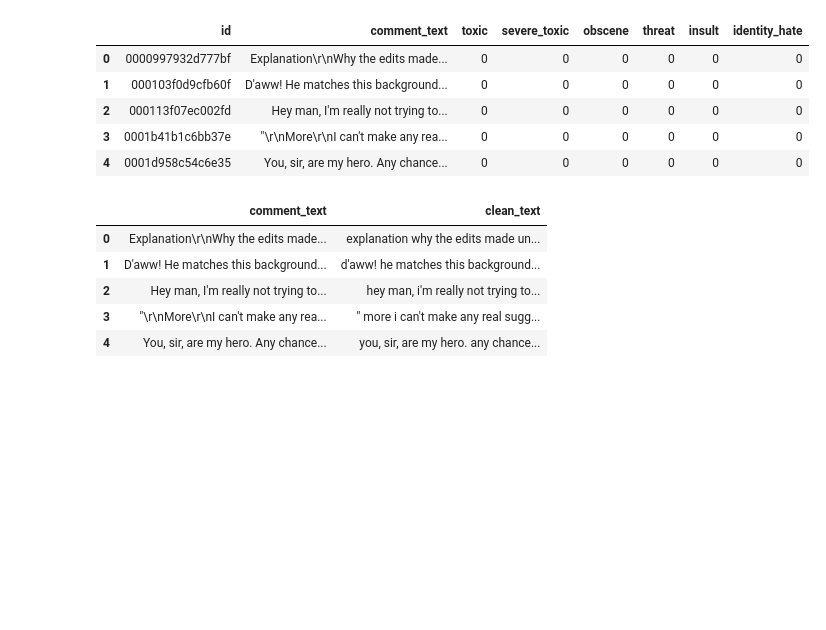
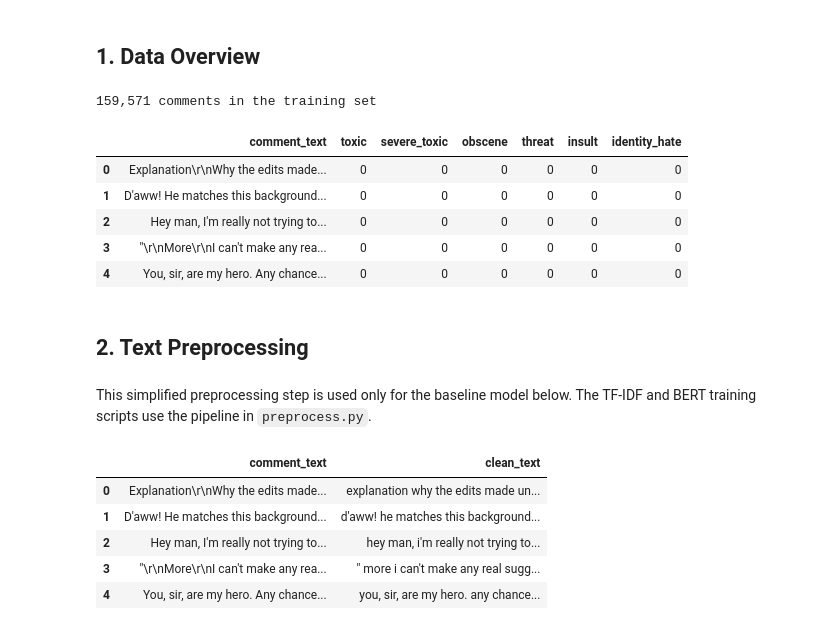
Before and after one commit to Zachr321/Data-Analysis-Project, a Jupyter notebook: Notebook.ipynb, the cells around one changed output. Drawn from its saved outputs; the diff is of its cells as text; code cells hidden in the pictures; blank space fills up the shorter version.

```diff
--- a/Notebook.ipynb
+++ b/Notebook.ipynb
@@ -1,20 +9,27 @@
+# %% [markdown]
+## 1. Data Overview
 # %%
+from pathlib import Path
 import pandas as pd
-pd.set_option("display.max_colwidth", None)
 
-df_train = pd.read_csv("train.csv/train.csv")
-df_test = pd.read_csv("test.csv/test.csv")
-df_test_labels = pd.read_csv("test_labels.csv/test_labels.csv")
-df_sample_submission = pd.read_csv("sample_submission.csv/sample_submission.csv")
+LABELS = ["toxic", "severe_toxic", "obscene", "threat", "insult", "identity_hate"]
+pd.set_option("display.max_colwidth", 180)
 
-df_train.head()
+df_train = pd.read_csv(Path("train.csv") / "train.csv")
+print(f"{len(df_train):,} comments in the training set")
+display(df_train[["comment_text", *LABELS]].head())
 # %% [output]
+159,571 comments in the training set
-|  | id | comment_text | toxic | severe_toxic | obscene | threat | insult | identity_hate |
-| 0 | 0000997932d777bf | Explanation\r\nWhy the edits made... | 0 | 0 | 0 | 0 | 0 | 0 |
-| 1 | 000103f0d9cfb60f | D'aww! He matches this background... | 0 | 0 | 0 | 0 | 0 | 0 |
-| 2 | 000113f07ec002fd | Hey man, I'm really not trying to... | 0 | 0 | 0 | 0 | 0 | 0 |
-| 3 | 0001b41b1c6bb37e | "\r\nMore\r\nI can't make any rea... | 0 | 0 | 0 | 0 | 0 | 0 |
-| 4 | 0001d958c54c6e35 | You, sir, are my hero. Any chance... | 0 | 0 | 0 | 0 | 0 | 0 |
+|  | comment_text | toxic | severe_toxic | obscene | threat | insult | identity_hate |
+| 0 | Explanation\r\nWhy the edits made... | 0 | 0 | 0 | 0 | 0 | 0 |
+| 1 | D'aww! He matches this background... | 0 | 0 | 0 | 0 | 0 | 0 |
+| 2 | Hey man, I'm really not trying to... | 0 | 0 | 0 | 0 | 0 | 0 |
+| 3 | "\r\nMore\r\nI can't make any rea... | 0 | 0 | 0 | 0 | 0 | 0 |
+| 4 | You, sir, are my hero. Any chance... | 0 | 0 | 0 | 0 | 0 | 0 |
+# %% [markdown]
+## 2. Text Preprocessing
+# %% [markdown]
+This simplified preprocessing step is used only for the baseline model below. The TF-IDF and BERT training scripts use the pipeline in `preprocess.py`.
 # %%
 import html
 import re
```
Also changed, not shown: parts of 21 cells of this notebook.
